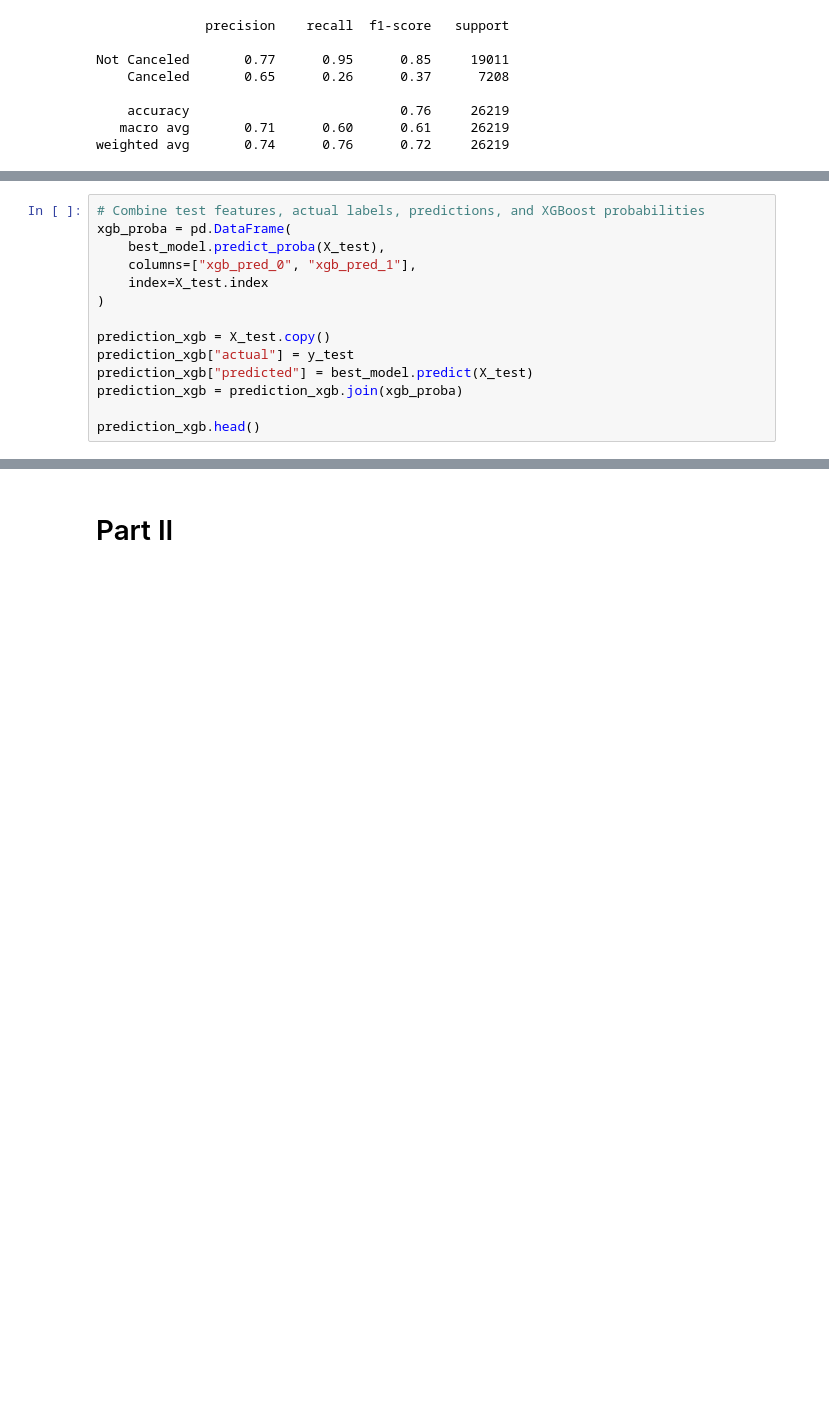
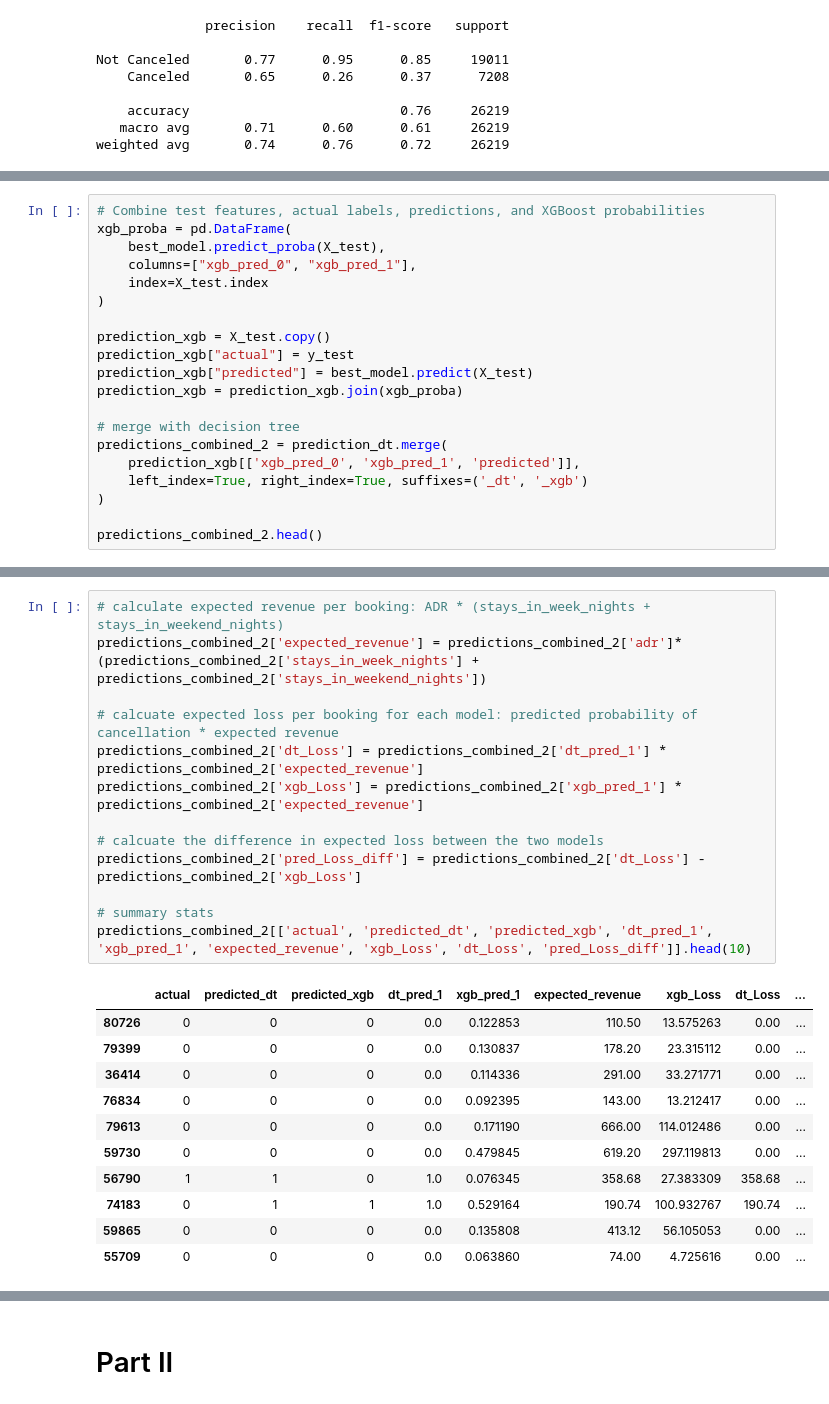
Before and after one commit to eugenekiepeeh/hotel_business_analytics, a Jupyter notebook: Modeling_Cancellation/hotel_booking_cancellation_models-2.ipynb, the cells around one changed output, grey strips where cells are left out. Cells and saved outputs as stored; diff of their text form; blank space fills up the shorter version.

```diff
--- a/Modeling_Cancellation/hotel_booking_cancellation_models-2.ipynb
+++ b/Modeling_Cancellation/hotel_booking_cancellation_models-2.ipynb
@@ -347,4 +508,10 @@ prediction_xgb["actual"] = y_test
 prediction_xgb["predicted"] = best_model.predict(X_test)
 prediction_xgb = prediction_xgb.join(xgb_proba)
 
-prediction_xgb.head()
+# merge with decision tree
+predictions_combined_2 = prediction_dt.merge(
+    prediction_xgb[['xgb_pred_0', 'xgb_pred_1', 'predicted']],
+    left_index=True, right_index=True, suffixes=('_dt', '_xgb')
+)
+
+predictions_combined_2.head()
@@ -350,0 +526,25 @@ prediction_xgb.head()
+# %%
+# calculate expected revenue per booking: ADR * (stays_in_week_nights + stays_in_weekend_nights)
+predictions_combined_2['expected_revenue'] = predictions_combined_2['adr']* (predictions_combined_2['stays_in_week_nights'] + predictions_combined_2['stays_in_weekend_nights'])
+
+# calcuate expected loss per booking for each model: predicted probability of cancellation * expected revenue
+predictions_combined_2['dt_Loss'] = predictions_combined_2['dt_pred_1'] * predictions_combined_2['expected_revenue']
+predictions_combined_2['xgb_Loss'] = predictions_combined_2['xgb_pred_1'] * predictions_combined_2['expected_revenue']
+
+# calcuate the difference in expected loss between the two models
+predictions_combined_2['pred_Loss_diff'] = predictions_combined_2['dt_Loss'] - predictions_combined_2['xgb_Loss']
+
+# summary stats
+predictions_combined_2[['actual', 'predicted_dt', 'predicted_xgb', 'dt_pred_1', 'xgb_pred_1', 'expected_revenue', 'xgb_Loss', 'dt_Loss', 'pred_Loss_diff']].head(10)
+# %% [output]
+|  | actual | predicted_dt | predicted_xgb | dt_pred_1 | xgb_pred_1 | expected_revenue | xgb_Loss | dt_Loss | ... |
+| 80726 | 0 | 0 | 0 | 0.0 | 0.122853 | 110.50 | 13.575263 | 0.00 | ... |
+| 79399 | 0 | 0 | 0 | 0.0 | 0.130837 | 178.20 | 23.315112 | 0.00 | ... |
+| 36414 | 0 | 0 | 0 | 0.0 | 0.114336 | 291.00 | 33.271771 | 0.00 | ... |
+| 76834 | 0 | 0 | 0 | 0.0 | 0.092395 | 143.00 | 13.212417 | 0.00 | ... |
+| 79613 | 0 | 0 | 0 | 0.0 | 0.171190 | 666.00 | 114.012486 | 0.00 | ... |
+| 59730 | 0 | 0 | 0 | 0.0 | 0.479845 | 619.20 | 297.119813 | 0.00 | ... |
+| 56790 | 1 | 1 | 0 | 1.0 | 0.076345 | 358.68 | 27.383309 | 358.68 | ... |
+| 74183 | 0 | 1 | 1 | 1.0 | 0.529164 | 190.74 | 100.932767 | 190.74 | ... |
+| 59865 | 0 | 0 | 0 | 0.0 | 0.135808 | 413.12 | 56.105053 | 0.00 | ... |
+| 55709 | 0 | 0 | 0 | 0.0 | 0.063860 | 74.00 | 4.725616 | 0.00 | ... |
```
Also changed, not shown: parts of 29 cells of this notebook.
